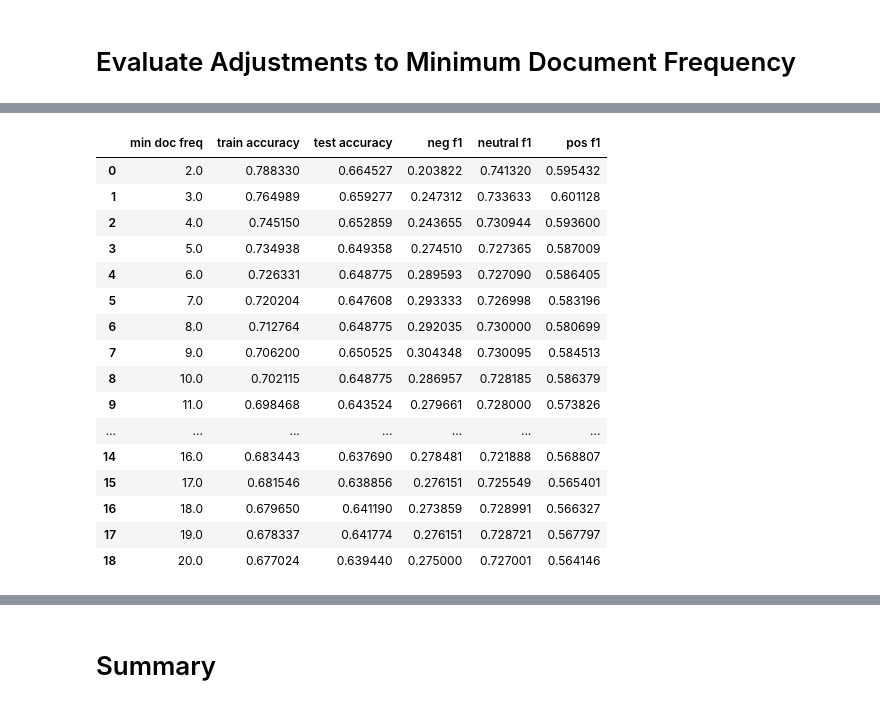
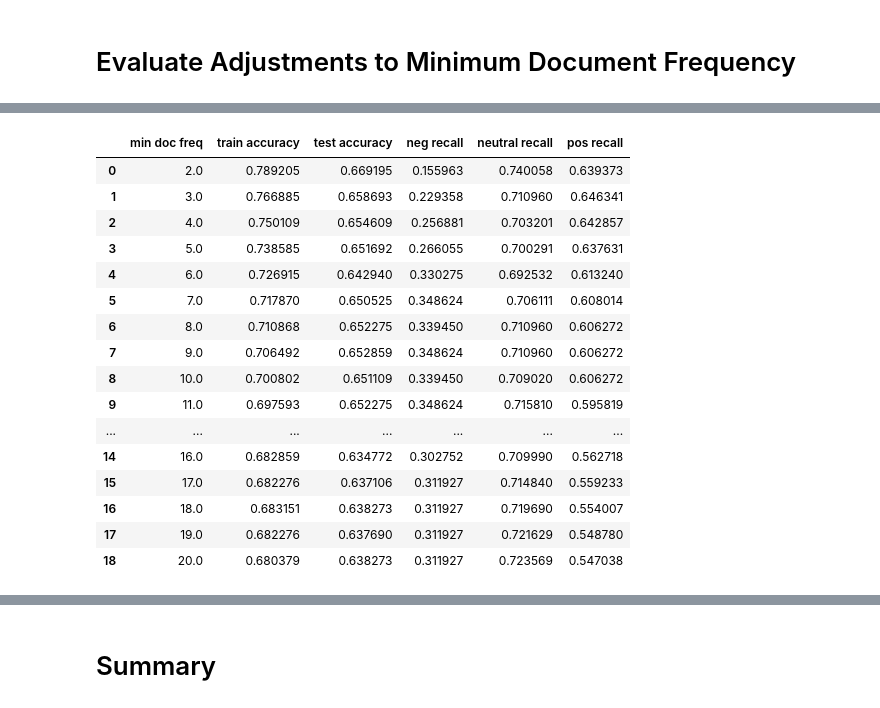
Before and after one commit to merb92/Twitter-Sentiment-Analysis, a Jupyter notebook: nb_model_01.ipynb, the cells around one changed output, grey strips where cells are left out. Saved outputs shown, nothing was run; the diff lists cells and outputs as text; code cells hidden in the pictures.

```diff
--- a/nb_model_01.ipynb
+++ b/nb_model_01.ipynb
@@ -39,6 +40,9 @@ df.head()
 | 2 | can not wait for #ipad also they ... | iPad | Positive emotion | ['can', 'not', 'wait', 'for', '#i... |
 | 3 | i hope this year's festival isn't... | iPad or iPhone App | Negative emotion | ['i', 'hope', 'this', "year's", '... |
 | 4 | great stuff on fri #sxsw: marissa... | Google | Positive emotion | ['great', 'stuff', 'on', 'fri', '... |
+# %%
+# convert list of strings represented as a string to a list of strings
+df.tokens = df.tokens.map(ast.literal_eval)
 # %%
 data = df[['tokens', 'is_there_an_emotion_directed_at_a_brand_or_product']]
 # %%
@@ -76,6 +80,10 @@ y_train_enc = le.fit_transform(y_train)
 y_test_enc = le.transform(y_test)
 # %% [markdown]
 # Evaluate Adjustments to Minimum Document Frequency
+# %%
+def passthrough(doc):
+    """passthrough function for use in the pipeline because the text is already tokenized"""
+    return doc
 # %%
 def train_and_eval_model(min_df):
     """
@@ -84,8 +92,10 @@ def train_and_eval_model(min_df):
     """
 
     pipeline = Pipeline([
-    ('bow',CountVectorizer(min_df=min_df)),  # bag of words
-    ('classifier', MultinomialNB()),  # train on bag of words vectors w/ Naive Bayes classifier
+    ('bow',CountVectorizer(min_df=min_df,
+                           preprocessor=passthrough,
+                           tokenizer=passthrough)),
+    ('classifier', MultinomialNB()),
     ])
 
     pipeline.fit(X_train,y_train_enc)
@@ -116,10 +126,10 @@ def train_and_eval_model(min_df):
 
     test_accuracy = accuracy_score(y_test_enc, pipeline.predict(X_test))
 
-    f1_scores = f1_score(y_test_enc, pipeline.predict(X_test), average=None)
+    recall_scores = recall_score(y_test_enc, pipeline.predict(X_test), average=None)
 
     test_results = np.append(np.array([min_df, train_accuracy, test_accuracy]),
-                             f1_scores)
+                             recall_scores)
 
     return test_results
 # %%
@@ -176,31 +186,31 @@ No emotion toward brand or product       0.83      0.81      0.82      4124
 # %%
 metrics_summary_df = pd.DataFrame(metrics_summary,
                                   columns=['min doc freq',
                                            'train accuracy',
                                            'test accuracy',
-                                          'neg f1',
-                                          'neutral f1',
-                                          'pos f1'])
+                                          'neg recall',
+                                          'neutral recall',
+                                          'pos recall'])
 
 metrics_summary_df
 # %% [output]
-|  | min doc freq | train accuracy | test accuracy | neg f1 | neutral f1 | pos f1 |
-| 0 | 2.0 | 0.788330 | 0.664527 | 0.203822 | 0.741320 | 0.595432 |
-| 1 | 3.0 | 0.764989 | 0.659277 | 0.247312 | 0.733633 | 0.601128 |
-| 2 | 4.0 | 0.745150 | 0.652859 | 0.243655 | 0.730944 | 0.593600 |
-| 3 | 5.0 | 0.734938 | 0.649358 | 0.274510 | 0.727365 | 0.587009 |
-| 4 | 6.0 | 0.726331 | 0.648775 | 0.289593 | 0.727090 | 0.586405 |
-| 5 | 7.0 | 0.720204 | 0.647608 | 0.293333 | 0.726998 | 0.583196 |
-| 6 | 8.0 | 0.712764 | 0.648775 | 0.292035 | 0.730000 | 0.580699 |
-| 7 | 9.0 | 0.706200 | 0.650525 | 0.304348 | 0.730095 | 0.584513 |
-| 8 | 10.0 | 0.702115 | 0.648775 | 0.286957 | 0.728185 | 0.586379 |
-| 9 | 11.0 | 0.698468 | 0.643524 | 0.279661 | 0.728000 | 0.573826 |
+|  | min doc freq | train accuracy | test accuracy | neg recall | neutral recall | pos recall |
+| 0 | 2.0 | 0.789205 | 0.669195 | 0.155963 | 0.740058 | 0.639373 |
+| 1 | 3.0 | 0.766885 | 0.658693 | 0.229358 | 0.710960 | 0.646341 |
+| 2 | 4.0 | 0.750109 | 0.654609 | 0.256881 | 0.703201 | 0.642857 |
+| 3 | 5.0 | 0.738585 | 0.651692 | 0.266055 | 0.700291 | 0.637631 |
+| 4 | 6.0 | 0.726915 | 0.642940 | 0.330275 | 0.692532 | 0.613240 |
+| 5 | 7.0 | 0.717870 | 0.650525 | 0.348624 | 0.706111 | 0.608014 |
+| 6 | 8.0 | 0.710868 | 0.652275 | 0.339450 | 0.710960 | 0.606272 |
+| 7 | 9.0 | 0.706492 | 0.652859 | 0.348624 | 0.710960 | 0.606272 |
+| 8 | 10.0 | 0.700802 | 0.651109 | 0.339450 | 0.709020 | 0.606272 |
+| 9 | 11.0 | 0.697593 | 0.652275 | 0.348624 | 0.715810 | 0.595819 |
 | ... | ... | ... | ... | ... | ... | ... |
-| 14 | 16.0 | 0.683443 | 0.637690 | 0.278481 | 0.721888 | 0.568807 |
-| 15 | 17.0 | 0.681546 | 0.638856 | 0.276151 | 0.725549 | 0.565401 |
-| 16 | 18.0 | 0.679650 | 0.641190 | 0.273859 | 0.728991 | 0.566327 |
-| 17 | 19.0 | 0.678337 | 0.641774 | 0.276151 | 0.728721 | 0.567797 |
-| 18 | 20.0 | 0.677024 | 0.639440 | 0.275000 | 0.727001 | 0.564146 |
+| 14 | 16.0 | 0.682859 | 0.634772 | 0.302752 | 0.709990 | 0.562718 |
+| 15 | 17.0 | 0.682276 | 0.637106 | 0.311927 | 0.714840 | 0.559233 |
+| 16 | 18.0 | 0.683151 | 0.638273 | 0.311927 | 0.719690 | 0.554007 |
+| 17 | 19.0 | 0.682276 | 0.637690 | 0.311927 | 0.721629 | 0.548780 |
+| 18 | 20.0 | 0.680379 | 0.638273 | 0.311927 | 0.723569 | 0.547038 |
 # %%
 metrics = train_and_eval_model(min_df=9)
 # %% [output]
```
Also changed, not shown: parts of 5 cells of this notebook.
